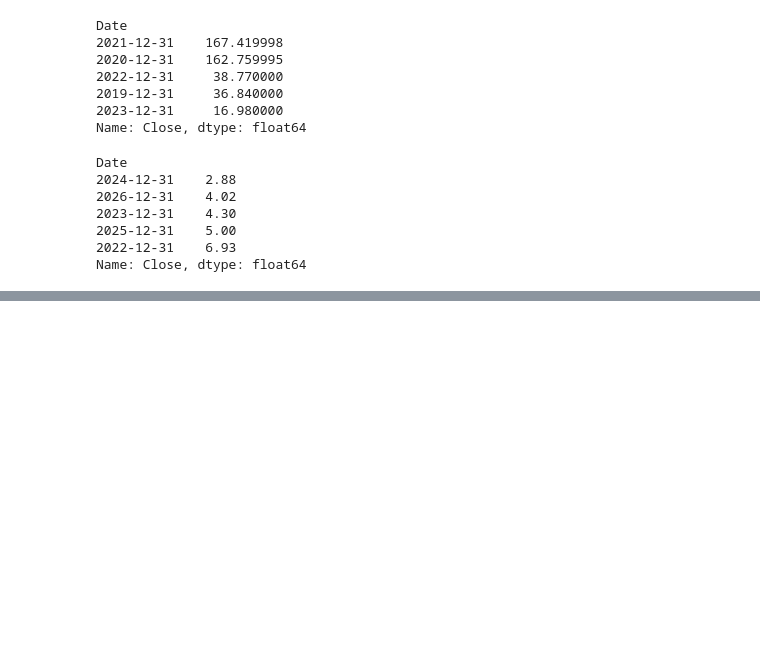
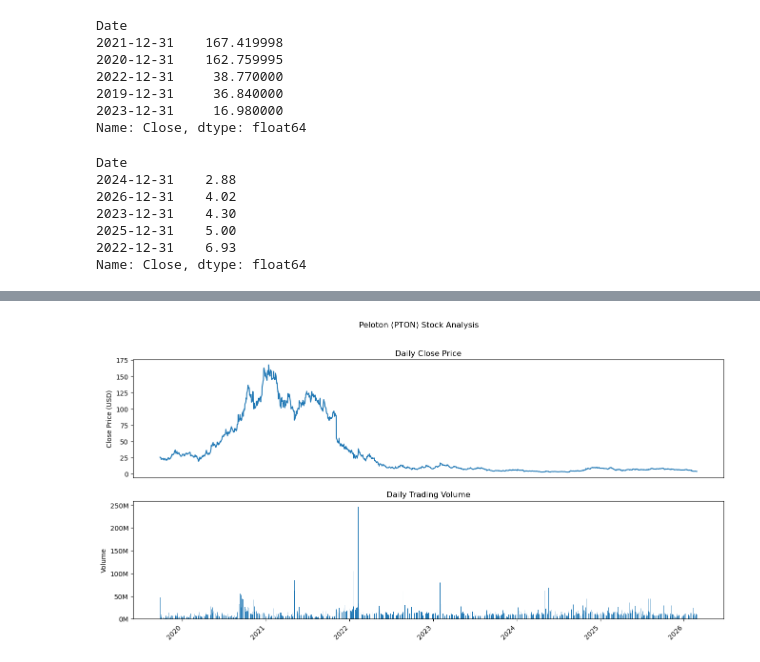
Before and after one commit to nicolerodriguez16/peloton-stock-analysis, a Jupyter notebook: peloton_analysis.ipynb, the cells around one changed output, grey strips where cells are left out. Drawn from its saved outputs; the diff is of its cells as text; code cells hidden in the pictures; blank space fills up the shorter version.

Commit message:
Repushing Visuals

```diff
--- a/peloton_analysis.ipynb
+++ b/peloton_analysis.ipynb
@@ -173,0 +179,26 @@ Name: Close, dtype: float64
+# %%
+# The Big Picture of Peloton's Stock Prices since ipo
+plt.style.use('default')
+figure, axis = plt.subplots(2, figsize=(16, 8))
+figure.suptitle("Peloton (PTON) Stock Analysis")
+
+# Close Price chart
+axis[0].plot(data.index, data['Close'])
+axis[0].set_title("Daily Close Price")
+axis[0].set_ylabel("Close Price (USD)")
+axis[0].axes.get_xaxis().set_visible(False)
+
+# Volume chart
+axis[1].bar(data.index, data['Volume'])
+axis[1].set_title("Daily Trading Volume")
+axis[1].set_ylabel("Volume")
+axis[1].yaxis.set_major_formatter(
+    plt.FuncFormatter(lambda x, p: f'{x/1e6:.0f}M')
+)
+
+# Tweak chart
+plt.xticks(rotation=45, ha='right')
+plt.subplots_adjust(bottom=0.2)
+plt.show()
+# %% [output]
+[figure, added]
```
Also changed, not shown: parts of 12 cells of this notebook.
